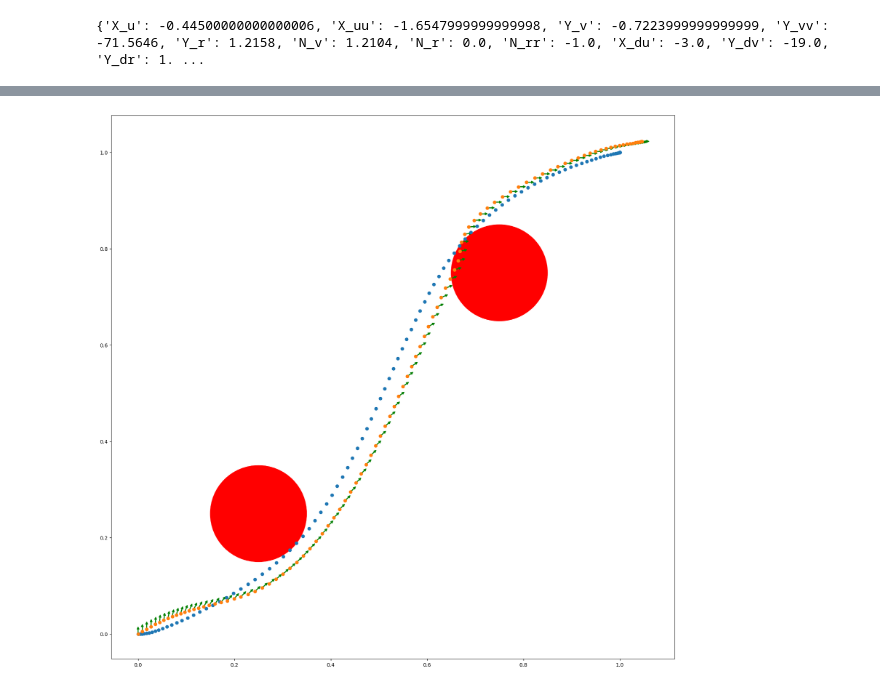
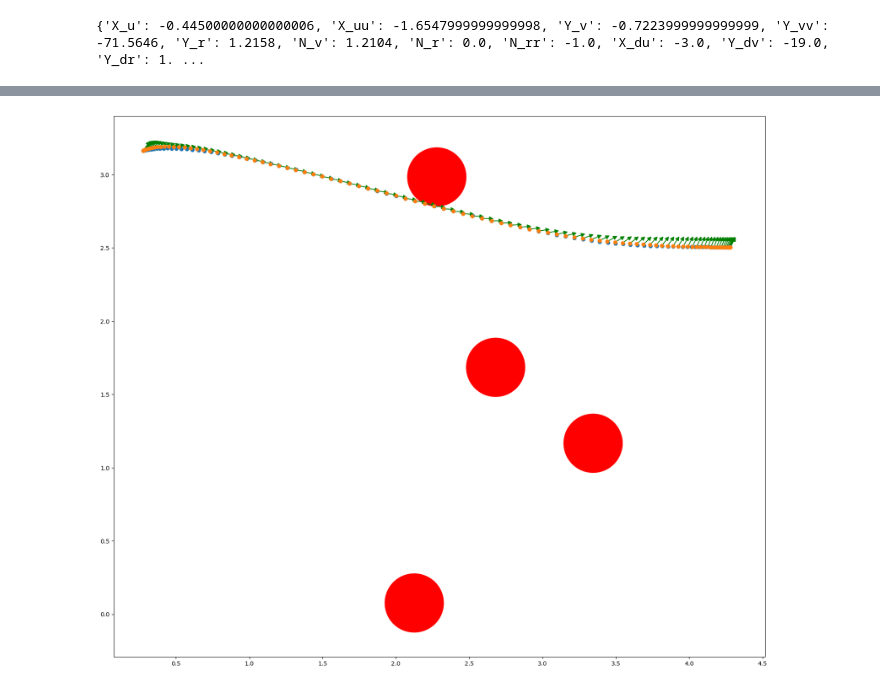
Before and after one commit to robomechanics/usv-testing, a Jupyter notebook: test_fullstack.ipynb, the cells around one changed output, grey strips where cells are left out. Cells and saved outputs as stored; diff of their text form; code cells hidden in the pictures.

```diff
--- a/test_fullstack.ipynb
+++ b/test_fullstack.ipynb
@@ -28,8 +28,8 @@ Qfvec = 10*np.ones(ns)
 Pvec = 0.3*np.ones(nc)
 
 # Reference trajectory and inputs
-Sload = np.loadtxt('dircol_soln.csv', delimiter=',')
-Uload = np.loadtxt('dircol_inpu.csv', delimiter=',')
+Sload = np.loadtxt("trajectories/states/dircol_soln_1.csv", delimiter=',')
+Uload = np.loadtxt("trajectories/inputs/dircol_inpu_1.csv", delimiter=',')
 
 # MPC reference trajectory augmentation
 Sf = Sload[-1]
@@ -37,10 +37,11 @@ Sref = np.tile(Sf, (N_sim, 1))
 Sref[:N] = Sload
 
 # Obstacle States
-num_obstacles = 2
-obstacles = np.zeros((num_obstacles,3))
-obstacles[0] = [0.25, 0.25, 0.1]
-obstacles[1] = [0.75, 0.75, 0.1]
+#num_obstacles = 2
+#obstacles = np.zeros((num_obstacles,3))
+#obstacles[0] = [0.25, 0.25, 0.1]
+#obstacles[1] = [0.75, 0.75, 0.1]
+obstacles = np.loadtxt("trajectories/obstacles/dircol_obst_1.csv", delimiter=',')
 
 # Vessel Models
 model = VesselModel()
@@ -106,10 +107,10 @@ for i in range(N-1):
     S, U = trajoptimizer.flat2vec(trajoptimizer.sol.x)
     U_soln[i] = U[0]
 
-    #S_soln[i+1] = model.rk4(s0, U[0], dt)
+    S_soln[i+1] = model.rk4(s0, U[0], dt)
     #S_soln[i+1] = model.rk4_addvel(s0, U[0], dt) # try this with a bit of mismatch as well to see if MHE performs better than MPC
     #S_soln[i+1] = model_unc.rk4(s0, U[0], dt)
-    S_soln[i+1] = model_unc.rk4_addvel(s0, U[0], dt) # try this with a bit of mismatch as well to see if MHE performs better than MPC
+    #S_soln[i+1] = model_unc.rk4_addvel(s0, U[0], dt) # try this with a bit of mismatch as well to see if MHE performs better than MPC
 # %% [output]
 ******************************************************************************
 This program contains Ipopt, a library for large-scale nonlinear optimization.
@@ -165,21 +132,21 @@ iter    objective    inf_pr   inf_du lg(mu)  ||d||  lg(rg) alpha_du alpha_pr  ls
 # %%
 ps = S_soln.T
 ps_ref = Sref.T
 fig, axes = plt.subplots(1, 1, figsize=(20, 20))
 
 for obstacle in obstacles:
     obs_x, obs_y, obs_r = obstacle
-    circle = plt.Circle((obs_y, obs_x), obs_r, color='r')
+    circle = plt.Circle((obs_x, obs_y), obs_r, color='r')
     axes.add_patch(circle)
 
 for i in range(len(ps[1])):
-    dx = 0.01*np.cos(ps[2,i])
-    dy = 0.01*np.sin(ps[2,i])
-    axes.arrow(ps[1,i], ps[0, i], dy, dx, head_width=0.005, head_length=0.005, fc='green', ec='green')
+    dx = 0.05*np.cos(ps[2,i])
+    dy = 0.05*np.sin(ps[2,i])
+    axes.arrow(ps[0,i], ps[1, i], dx, dy, head_width=0.025, head_length=0.025, fc='green', ec='green')
 
-axes.scatter(ps_ref[1], ps_ref[0])
-axes.scatter(ps[1], ps[0])
+axes.scatter(ps_ref[0], ps_ref[1])
+axes.scatter(ps[0], ps[1])
 axes.set_aspect('equal', adjustable='box')
 plt.show()
 # %% [output]
-[figure, old version]
+[figure, new version]
```
Also changed, not shown: parts of 1 cell of this notebook, 6 other files.
